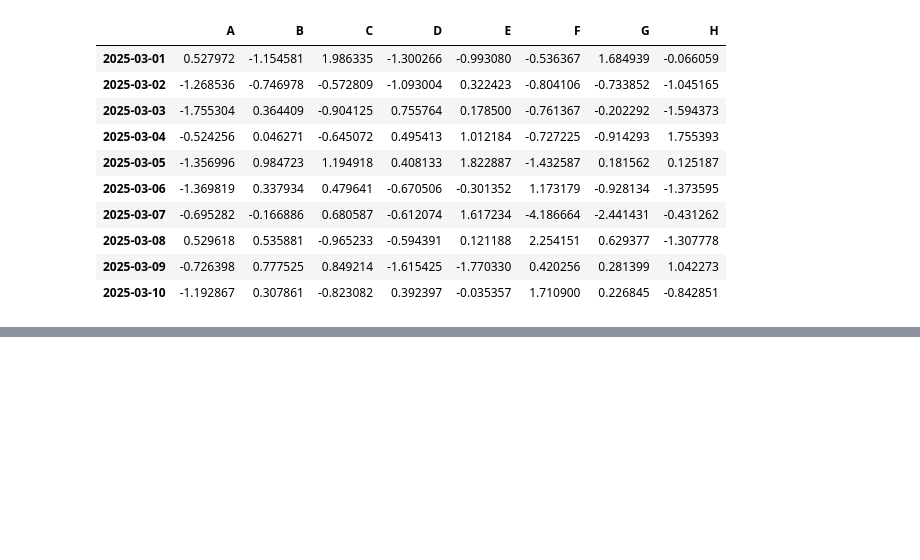
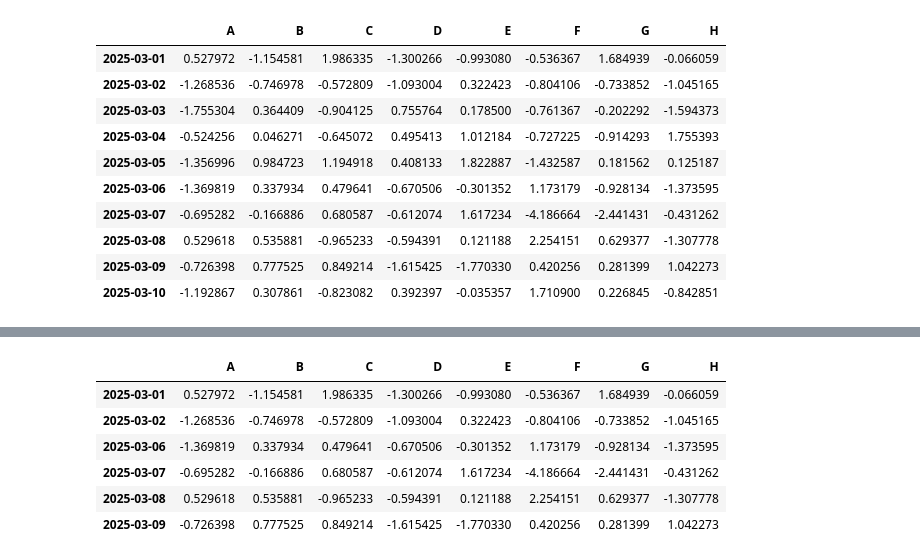
Before and after one commit to fahime9407/Machine-Learning-Path, a Jupyter notebook: pandas.ipynb, the cells around one changed output, grey strips where cells are left out. Cells and saved outputs as stored; diff of their text form; code cells hidden in the pictures; blank space fills up the shorter version.

```diff
--- a/pandas.ipynb
+++ b/pandas.ipynb
@@ -76,0 +178,11 @@ df_random
+# %%
+filtered = df_random[df_random["D"] < 0]
+filtered
+# %% [output]
+|  | A | B | C | D | E | F | G | H |
+| 2025-03-01 | 0.527972 | -1.154581 | 1.986335 | -1.300266 | -0.993080 | -0.536367 | 1.684939 | -0.066059 |
+| 2025-03-02 | -1.268536 | -0.746978 | -0.572809 | -1.093004 | 0.322423 | -0.804106 | -0.733852 | -1.045165 |
+| 2025-03-06 | -1.369819 | 0.337934 | 0.479641 | -0.670506 | -0.301352 | 1.173179 | -0.928134 | -1.373595 |
+| 2025-03-07 | -0.695282 | -0.166886 | 0.680587 | -0.612074 | 1.617234 | -4.186664 | -2.441431 | -0.431262 |
+| 2025-03-08 | 0.529618 | 0.535881 | -0.965233 | -0.594391 | 0.121188 | 2.254151 | 0.629377 | -1.307778 |
+| 2025-03-09 | -0.726398 | 0.777525 | 0.849214 | -1.615425 | -1.770330 | 0.420256 | 0.281399 | 1.042273 |
```
Also changed, not shown: parts of 10 cells of this notebook.
